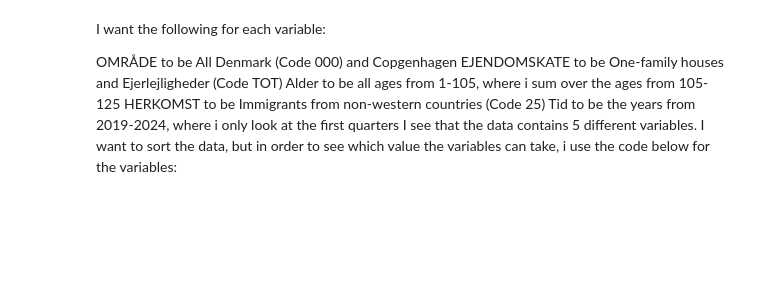
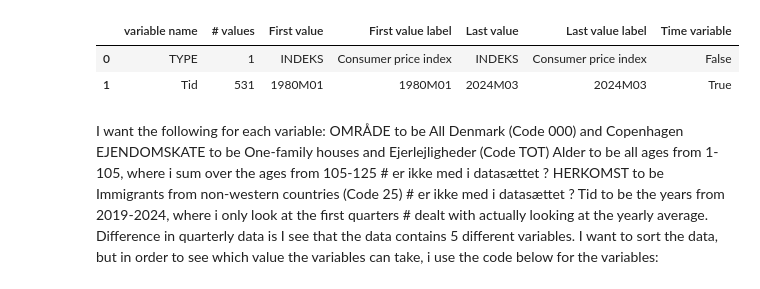
Before and after one commit to NumEconCopenhagen/projects-2024-munkeholdet, a Jupyter notebook: dataproject/dataprojekt.ipynb, the cells around one changed output. Cells and saved outputs as stored; diff of their text form; code cells hidden in the pictures; blank space fills up the shorter version.

```diff
--- a/dataproject/dataprojekt.ipynb
+++ b/dataproject/dataprojekt.ipynb
@@ -11,18 +11,26 @@ We import EJ56 as API-files.
 import numpy as np
 import pandas as pd
 import datetime
-
+from math import floor
 import pandas_datareader # install with `pip install pandas-datareader`
 from dstapi import DstApi # install with `pip install git+https://github.com/alemartinello/dstapi`
 import matplotlib.pyplot as plt
 
 plt.rcParams.update({"axes.grid":True,"grid.color":"black","grid.alpha":"0.25","grid.linestyle":"--"})
 plt.rcParams.update({'font.size': 14})
-national = DstApi('EJ56')
-tabsum = national.tablesummary(language='en')
-display(tabsum)
 
-wage = DstApi('SBLON1')
-tabsumWage = wage.tablesummary(language="en")
-display(tabsumWage)
+# Import house_prices house price index
+house_prices = DstApi('EJ56') # index 2022 = 100 --> this will be indexed to 2016 later
+tabsum_House = house_prices.tablesummary(language='en')
+display(tabsum_House)
+
+# Import wage index
+wage = DstApi('SBLON1') # index 2016 = 100
+tabsum_Wage = wage.tablesummary(language="en")
+display(tabsum_Wage)
+
+# Import consumer price index
+inflation = DstApi('PRIS113') #index 2015 = 100 --> this will be indexed to 2016 later
+tabsum_inflation = inflation.tablesummary(language='en')
+display(tabsum_inflation)
 # %% [output]
@@ -43,9 +53,11 @@ Last update: 2024-03-26T08:00:00
+|  | variable name | # values | First value | First value label | Last value | Last value label | Time variable |
+| 0 | TYPE | 1 | INDEKS | Consumer price index | INDEKS | Consumer price index | False |
+| 1 | Tid | 531 | 1980M01 | 1980M01 | 2024M03 | 2024M03 | True |
 # %% [markdown]
 I want the following for each variable:
-
-OMRÅDE to be All Denmark (Code 000) and Copgenhagen
+OMRÅDE to be All Denmark (Code 000) and Copenhagen
 EJENDOMSKATE to be One-family houses and Ejerlejligheder (Code TOT)
-Alder to be all ages from 1-105, where i sum over the ages from 105-125
-HERKOMST to be Immigrants from non-western countries (Code 25)
-Tid to be the years from 2019-2024, where i only look at the first quarters
+Alder to be all ages from 1-105, where i sum over the ages from 105-125 # er ikke med i datasættet ?
+HERKOMST to be Immigrants from non-western countries (Code 25) # er ikke med i datasættet ?
+Tid to be the years from 2019-2024, where i only look at the first quarters # dealt with actually looking at the yearly average. Difference in quarterly data is
 I see that the data contains 5 different variables. I want to sort the data, but in order to see which value the variables can take, i use the code below for the variables:
```
Also changed, not shown: parts of 14 cells of this notebook, 1 other file.
